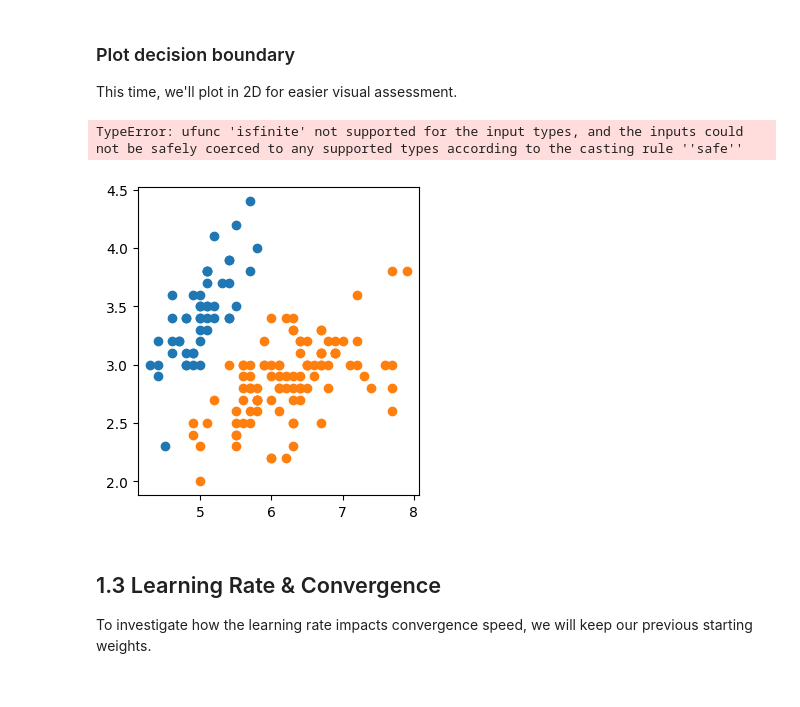
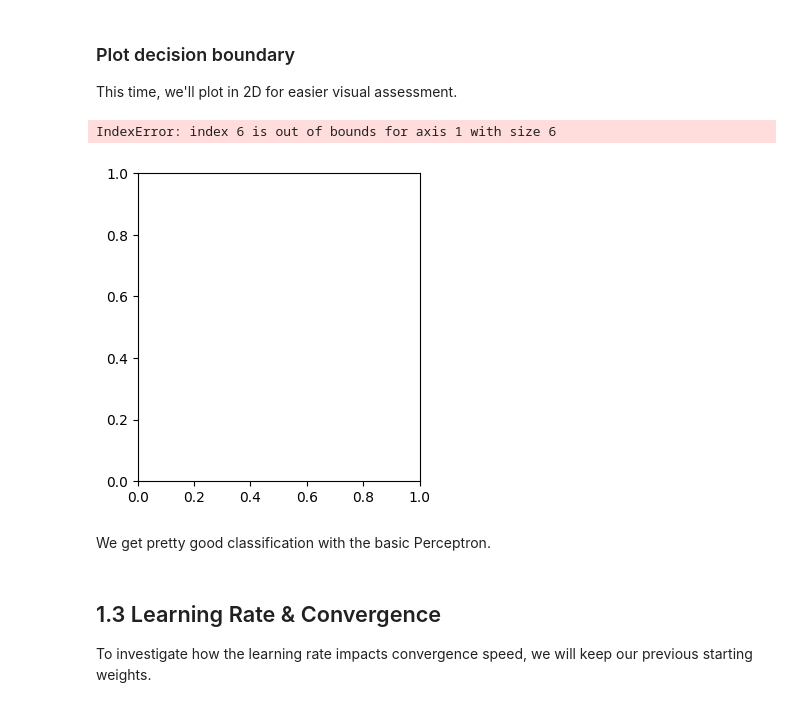
Before and after one commit to ralbso/nn-classification, a Jupyter notebook: perceptron.ipynb, the cells around one changed output. Drawn from its saved outputs; the diff is of its cells as text; code cells hidden in the pictures.

```diff
--- a/perceptron.ipynb
+++ b/perceptron.ipynb
@@ -123,7 +123,10 @@ data = np.insert(data, 4, np.ones(np.size(data, 0)), axis=1)
 initial_weights = np.random.rand(np.size(data, 1) - 1)
 np.random.shuffle(data)
 
-error, weights = fixedPerceptron(data, initial_weights, 0.01, "setosa", epochs=15)
+X = data[:, 0:5]
+y = data[:, 5]
+
+error, weights = fixedPerceptron(X, y, initial_weights, 0.01, "setosa", epochs=15)
 
 plt.figure()
 plt.plot(error)
@@ -139,16 +142,19 @@ Now that we've trained the perceptron, it's time to test whether it can accurate
 # reshuffle the data
 np.random.shuffle(data)
 
+X = data[:, 0:5]
+y = data[:, 5]
+
 # initialize empty array
-classif = np.empty(np.size(data, 0))
+y_pred = np.empty(np.size(data, 0))
 for i in range(np.size(data, 0)):
-    classif[i] = int(np.sign(np.dot(weights.T, data[i,0:5])))
+    y_pred[i] = int(np.sign(np.dot(weights.T, X[i,:])))
 
 # append prediction array to data
-classified_data = np.append(data, classif[:,None],1)
+# classified_data = np.append(X, y_pred[:,None],1)
 
-classA = classified_data[classified_data[:,6] == 1]
-classB = classified_data[classified_data[:,6] == -1]
+classA = y_pred[y_pred == 1]
+classB = y_pred[y_pred == -1]
 # %% [markdown]
 ### Plot decision boundary
 This time, we'll plot in 2D for easier visual assessment.
@@ -168,39 +174,41 @@ zz = zz.reshape(xx.shape)
 # zz = (-weights[0]*xx - weights[1]*yy - weights[4])*1.0 / weights[2]
 
 for ii in [classA, classB]:
-    lbl = np.unique(ii[:,6])
+    lbl = np.unique(ii)
     if lbl == 1:
         lbl = "setosa"
     elif lbl == -1:
         lbl = "versicolor/virginica"
     ax1.scatter(x=ii[:, 0], y=ii[:, 1], label=lbl)
 
-ax1.contourf(xx, yy, zz, alpha=0.2)
+# ax1.contourf(xx, yy, zz, alpha=0.2)
 ax1.set_xlabel("Sepal Length")
 ax1.set_ylabel("Sepal Width")
 # ax1.set_zlabel("Petal Length")
 
 xx,yy = np.meshgrid(range(1,9),range(1,9))
 # zz = (-weights[1]*xx - weights[2]*yy - weights[4])*1.0 / weights[3]
 
 ax2 = fig.add_subplot(122)
 for ii in [classA, classB]:
     lbl = np.unique(ii[:,6])
     if lbl == 1:
         lbl = "Iris setosa"
     elif lbl == -1:
         lbl = "Iris versicolor/virginica"
     ax2.scatter(x=np.asarray(ii[:,1],dtype="float"),y=np.asarray(ii[:,2],dtype="float"),label=lbl)
 
-ax2.contourf(xx,yy,zz,alpha=0.2)
+# ax2.contourf(xx,yy,zz,alpha=0.2)
 plt.legend(bbox_to_anchor=(0.4, 1))
 ax2.set_xlabel("Sepal Length")
 ax2.set_ylabel("Sepal Width")
 # ax2.set_zlabel("Petal Length")
 plt.show()
 # %% [output]
-TypeError: ufunc 'isfinite' not supported for the input types, and the inputs could not be safely coerced to any supported types according to the casting rule ''safe''
+IndexError: index 6 is out of bounds for axis 1 with size 6
-[figure, old version]
+[figure, new version]
+# %% [markdown]
+We get pretty good classification with the basic Perceptron.
 # %% [markdown]
 ## 1.3 Learning Rate & Convergence
 To investigate how the learning rate impacts convergence speed, we will keep our previous starting weights.
```
Also changed, not shown: parts of 9 cells of this notebook, 2 other files.
